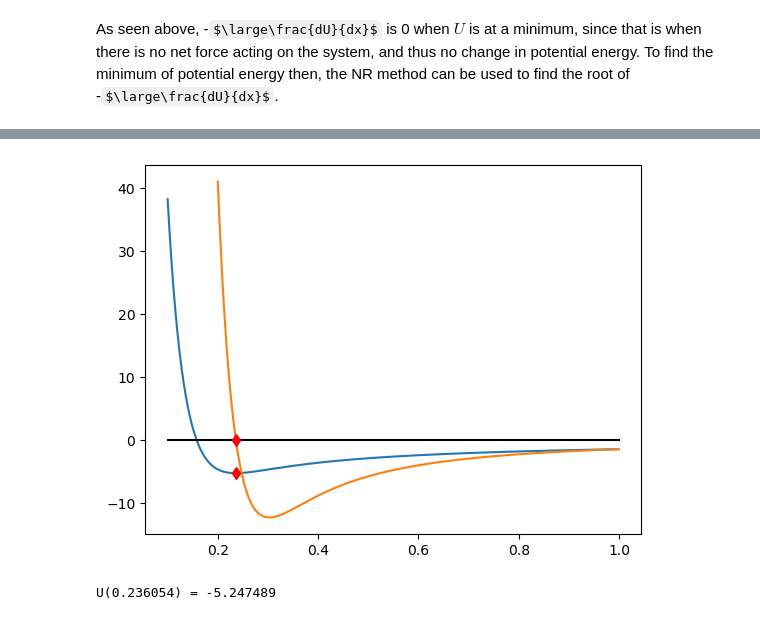
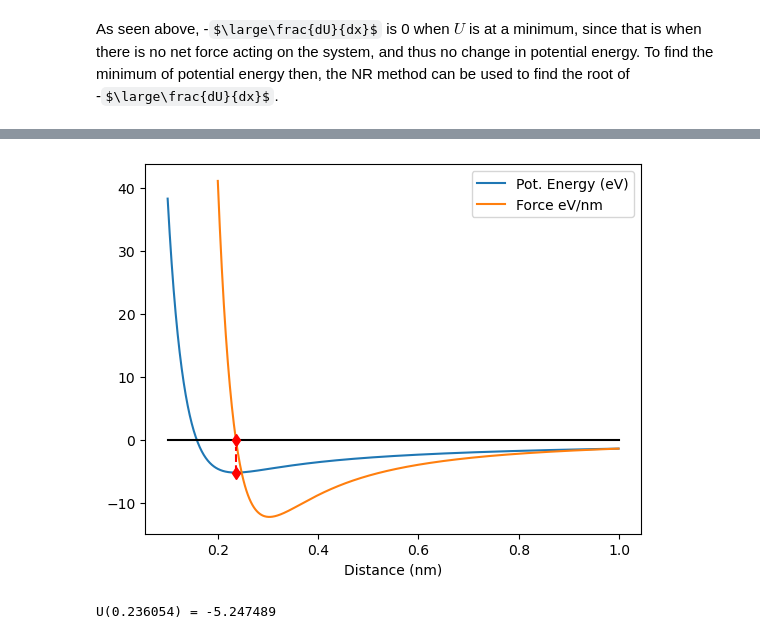
Before and after one commit to MattsonIsaac/AssignmentOne, a Jupyter notebook: Main.ipynb, the cells around one changed output, grey strips where cells are left out. Cells and saved outputs as stored; diff of their text form; code cells hidden in the pictures; some formulas as TeX source.

```diff
--- a/Main.ipynb
+++ b/Main.ipynb
@@ -27,2 +29,15 @@ plt.show()
 # %% [markdown]
 The fuction below, *find_roots*, takes in a function, $f$, and two starting points, $x_1$ and $x_3$, and finds a root of $f$ between those two points
+# %%
+x1, x3 = 0,5
+x2 = (x1+x3)/2
+
+plt.title("Plot of f(x)")
+plt.plot(x, f(x))
+plt.plot(x, 0.0 * x,'k')
+plt.plot(x2,f(x2),'rd')
+plt.xlabel("x")
+plt.ylabel("f(x)")
+
+plt.savefig('3e.pdf')
+plt.show()
@@ -95,0 +126,19 @@ plt.show()
+# %%
+dfdx = lambda x: 2*a*x + b
+x1 = 1
+x2 = x1-f(x1)/dfdx(x1)
+
+plt.title("Plot of f(x), df/dx vs x")
+plt.plot(x, f(x),label = "f(x)")
+plt.plot(x, dfdx(x), label = "f'(x)")
+plt.plot(x, 0.0 * x, "k")
+
+plt.plot(x1,f(x1),'yd')
+plt.plot(x1,dfdx(x1),'bd')
+plt.plot(x2,f(x2),'gd')
+
+plt.xlabel("x")
+plt.legend()
+
+plt.savefig('4d.pdf')
+plt.show()
@@ -176,18 +237,21 @@ plt.show()
 # %%
 root = find_roots_NR(dUdx, dUdxx, x=0.2)
 
-plt.plot(x,U(x))
-plt.plot(x2,-dUdx(x2))
+plt.plot(x,U(x),label = "Pot. Energy (eV)")
+plt.plot(x2,-dUdx(x2), label = "Force eV/nm")
 #plt.plot(x3, dUdxx(x3))
 plt.plot(x,x*0,"k")
 
-plt.plot(root,0, 'rd')
+plt.plot(root, dUdx(root), 'rd')
 plt.plot(root,U(root), 'rd')
+plt.plot((root,root,root),np.arange(U(root),dUdx(root),2), 'r--')
+plt.xlabel("Distance (nm)")
+plt.legend()
+
+plt.savefig('5d.pdf')
 plt.show()
 
 print("U(%f) = %f" % (root, U(root)))
-
-#TODO: Finish Graph
 # %% [output]
-[figure, old version]
+[figure, new version]
 U(0.236054) = -5.247489
```
Also changed, not shown: parts of 10 cells of this notebook, 11 other files.
